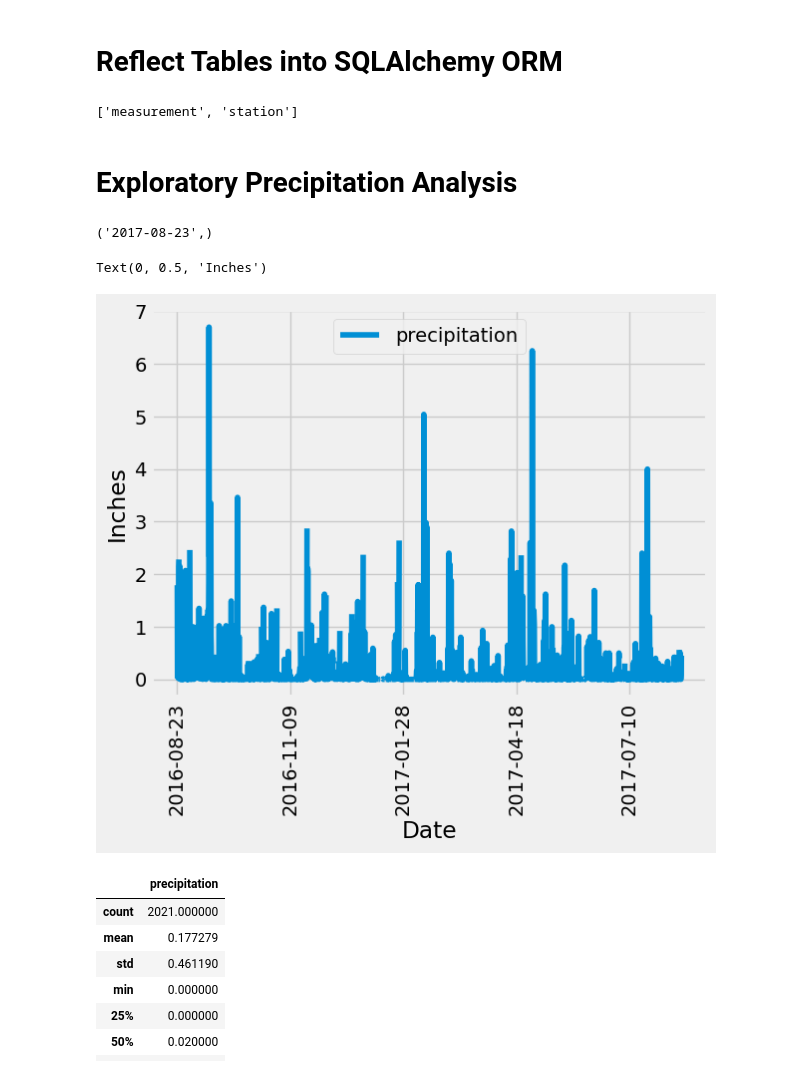
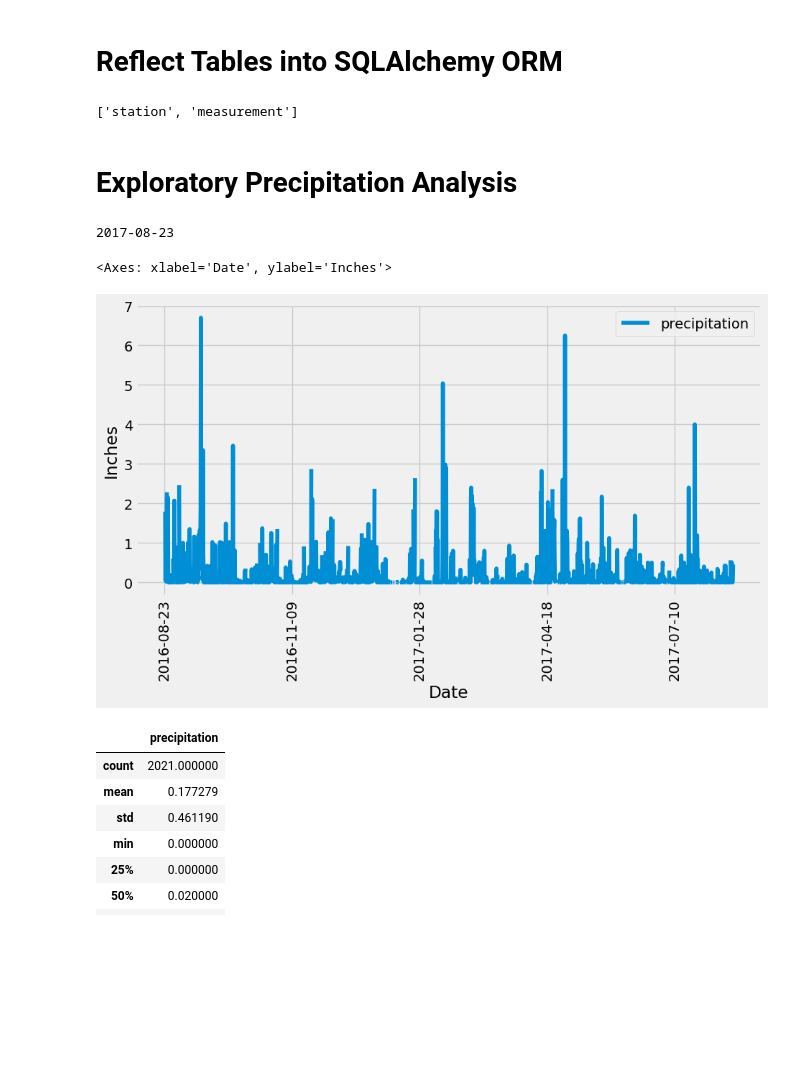
Before and after one commit to omidk414/Precipitation-Analysis, a Jupyter notebook: SurfsUp/climate_starter.ipynb, the cells around one changed output. Drawn from its saved outputs; the diff is of its cells as text; code cells hidden in the pictures; blank space fills up the shorter version.

Commit message:
Completed Precipitation Analysis section.

```diff
--- a/SurfsUp/climate_starter.ipynb
+++ b/SurfsUp/climate_starter.ipynb
@@ -27,9 +27,9 @@ Measurement = Base.classes.measurement
 Station = Base.classes.station
 # %%
 # View all of the classes that automap found
-print(Base.classes.keys())
+Base.classes.keys()
 # %% [output]
-['measurement', 'station']
+['station', 'measurement']
 # %%
 # Save references to each table
 Measurement = Base.classes.measurement
@@ -41,27 +41,31 @@ session = Session(engine)
 # Exploratory Precipitation Analysis
 # %%
 # Find the most recent date in the data set.
+most_recent_date = session.query(func.max(Measurement.date)).scalar()
+most_recent_date
 # %% [output]
-('2017-08-23',)
+2017-08-23
 # %%
 # Design a query to retrieve the last 12 months of precipitation data and plot the results.
 # Starting from the most recent data point in the database.
 
 # Calculate the date one year from the last date in data set.
-
+last_date = dt.date(2017, 8, 23) - dt.timedelta(days = 365)
 
 # Perform a query to retrieve the data and precipitation scores
-
+precipitation_data = session.query(Measurement.date, Measurement.prcp).filter(Measurement.date >= last_date).all()
 
 # Save the query results as a Pandas DataFrame. Explicitly set the column names
-
+precipitation_df = pd.DataFrame(precipitation_data, columns=['date', 'precipitation'])
+precipitation_df.set_index('date', inplace = True)
 
 # Sort the dataframe by date
-
+precipitation_df = precipitation_df.sort_values(by = 'date')
 
 # Use Pandas Plotting with Matplotlib to plot the data
+precipitation_df.plot(rot=90, xlabel = 'Date' , ylabel = 'Inches', figsize=(10,5))
 # %% [output]
-Text(0, 0.5, 'Inches')
+<Axes: xlabel='Date', ylabel='Inches'>
-[figure, old version]
+[figure, new version]
 # %%
 # Use Pandas to calculate the summary statistics for the precipitation data
```
Also changed, not shown: parts of 4 cells of this notebook.
